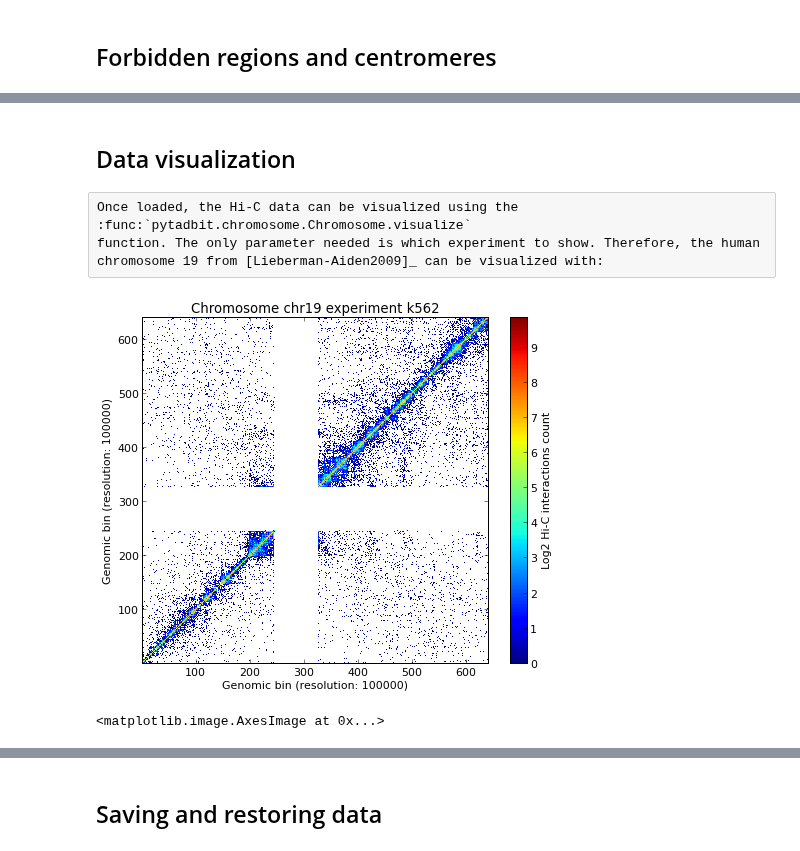
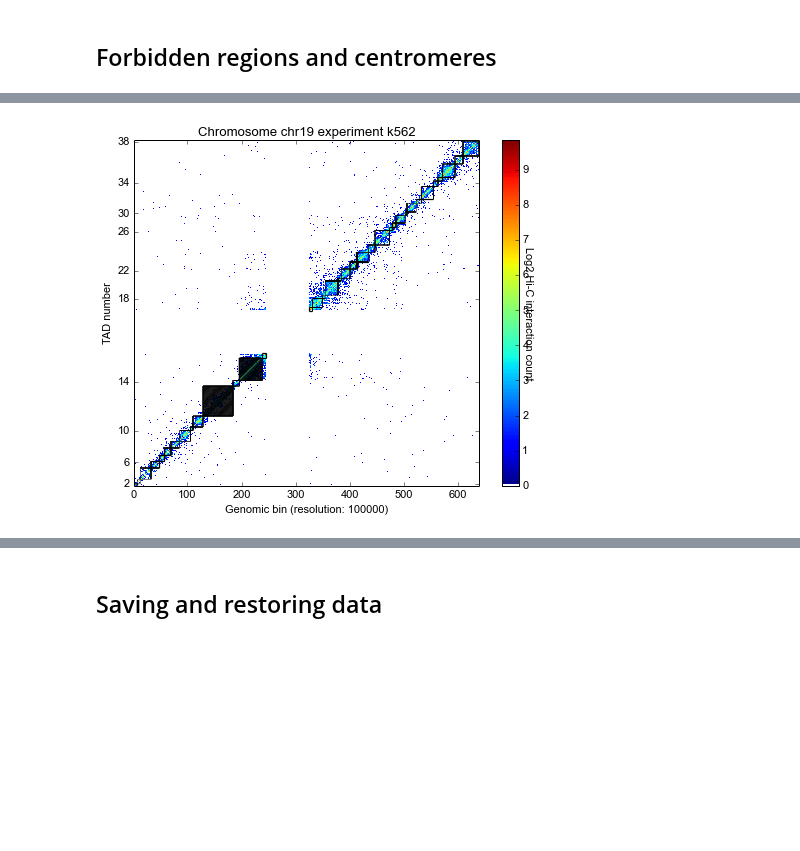
Before and after one commit to 3DGenomes/TADbit, a Jupyter notebook: doc/notebooks/tutorial_1_general.ipynb, the cells around one changed output, grey strips where cells are left out. Drawn from its saved outputs; the diff is of its cells as text; code cells hidden in the pictures; blank space fills up the shorter version.

Commit message:
update doc, install and tutorials 1-3

```diff
--- a/doc/notebooks/tutorial_1_general.ipynb
+++ b/doc/notebooks/tutorial_1_general.ipynb
@@ -23,10 +23,13 @@ TADbit allows to load most of this kind of matrices. A Hi-C matrix is loaded as
 from pytadbit import Chromosome
 
 # initiate a chromosome object that will store all Hi-C data and analysis
-my_chrom = Chromosome(name='chr19', centromere_search=True)
+my_chrom = Chromosome(name='chr19', centromere_search=True,
+                      species='Homo sapiens', assembly='NCBI36')
 
 # load Hi-C data
-my_chrom.add_experiment('k562',
+my_chrom.add_experiment('k562', cell_type='wild type', exp_type='Hi-C', identifier='k562',
+                        project='TADbit tutorial',
                         hic_data="../../scripts/sample_data/HIC_k562_chr19_chr19_100000_obs.txt", resolution=100000)
-my_chrom.add_experiment('gm06690',
+my_chrom.add_experiment('gm06690',  cell_type='cancer', exp_type='Hi-C', identifier='gm06690',
+                        project='TADbit tutorial',
                         hic_data="../../scripts/sample_data/HIC_gm06690_chr19_chr19_100000_obs.txt", resolution=100000)
@@ -160 +282,3 @@ print my_chrom.experiments
+# %%
+my_chrom.set_max_tad_size(3000000)
 # %% [raw]
@@ -172,10 +287,4 @@ score (as for forbidden regions).
-# %% [markdown]
-## Data visualization
-# %% [raw]
-Once loaded, the Hi-C data can be visualized using the :func:`pytadbit.chromosome.Chromosome.visualize`
-function. The only parameter needed is which experiment to show. Therefore, the human chromosome 19 from [Lieberman-Aiden2009]_ can be visualized with:
 # %%
-my_chrom.visualize("k562", show=True)
+my_chrom.visualize('k562', paint_tads=True)
 # %% [output]
-[figure, old version]
+[figure, new version]
-<matplotlib.image.AxesImage at 0x...>
```
Also changed, not shown: parts of 60 cells of this notebook, 59 other files.
